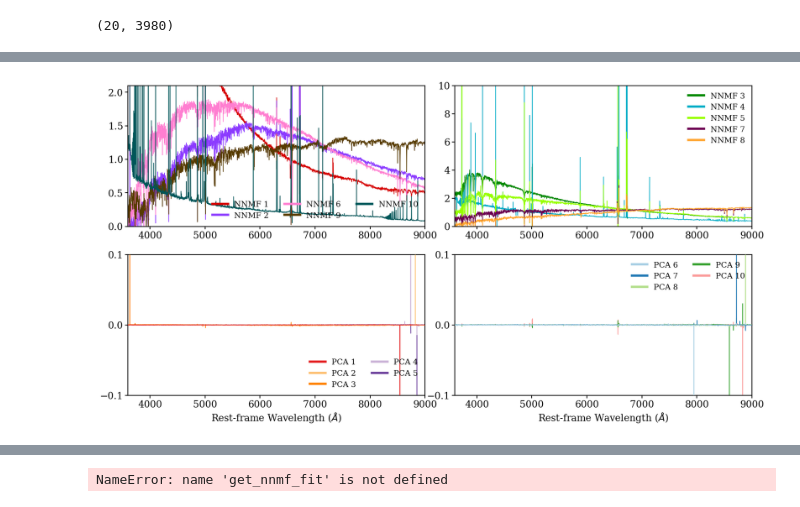
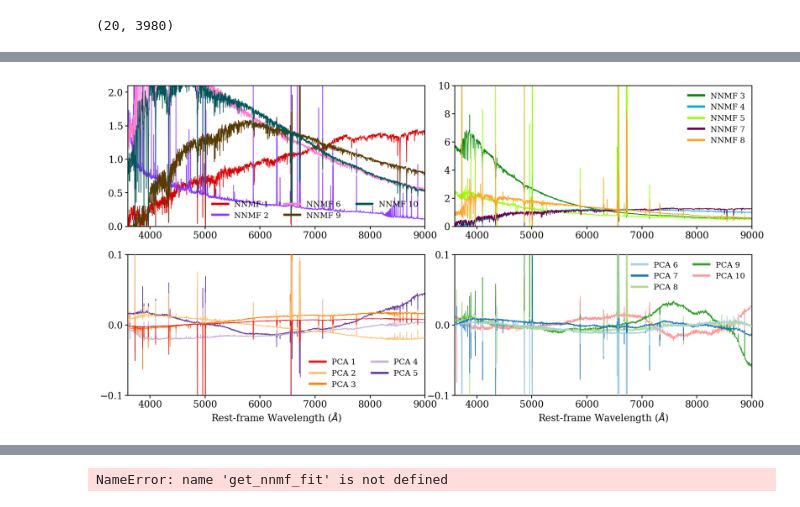
Before and after one commit to virajvman/desi_dwarfs, a Jupyter notebook: notebooks/catalog_paper/spectra_nnmf_explore.ipynb, the cells around one changed output, grey strips where cells are left out. Drawn from its saved outputs; the diff is of its cells as text; code cells hidden in the pictures.

```diff
--- a/notebooks/catalog_paper/spectra_nnmf_explore.ipynb
+++ b/notebooks/catalog_paper/spectra_nnmf_explore.ipynb
@@ -39,22 +39,26 @@ data_cat = Table.read(filename, hdu="MAIN")
 # %%
 h5_path = "/pscratch/sd/v/virajvm/catalog_dr1_dwarfs/iron_spectra/spectra_files/desi_dr1_dwarf_catalog_nnmf_pca.h5"
 with h5py.File(h5_path, "r") as f:
-    pca_coeffs = f["PCA_COEFFS"][:]       # shape (N, 20)
-    nnmf_coeffs = f["NNMF_COEFFS"][:]     # shape (N, 10)
-    tgids = f["TARGETID"][:]
-    norm_facs = f["NORM_FACTOR"][:]
-    flux_norm = f["FLUX_NORM"][:]
+    # pca_coeffs = f["PCA_COEFFS"][:]       # shape (N, 20)
+    # nnmf_coeffs = f["NNMF_COEFFS"][:]     # shape (N, 10)
+    # tgids = f["TARGETID"][:]
+    # norm_facs = f["NORM_FACTOR"][:]
+    # flux_norm = f["FLUX_NORM"][:]
     wave_rest = f["WAVE_REST"][:]
-    nnmf_rnorm = f["NNMF_RNORM"][:]
+    # nnmf_rnorm = f["NNMF_RNORM"][:]
 # %%
 ## load the nnmf templates !
-nnmf_temps = np.load("/pscratch/sd/v/virajvm/catalog_dr1_dwarfs/iron_spectra/nnmf_templates/templates_dwarfs_v2.npy")
-print(nnmf_temps.shape)
+nnmf_temps_NEW = np.load("/pscratch/sd/v/virajvm/catalog_dr1_dwarfs/iron_spectra/nnmf_templates/templates_dwarfs_NEW.npy")
+nnmf_temps_OG = np.load("/pscratch/sd/v/virajvm/catalog_dr1_dwarfs/iron_spectra/nnmf_templates/templates_dwarfs_OG.npy")
+
+print(nnmf_temps_NEW.shape)
 # %% [output]
 (3980, 10)
 # %%
-pca_temps = np.load("/pscratch/sd/v/virajvm/catalog_dr1_dwarfs/iron_spectra/spectra_files/pca_components.npy")
-print(pca_temps.shape)
+pca_temps_NEW = np.load("/pscratch/sd/v/virajvm/catalog_dr1_dwarfs/iron_spectra/spectra_files/pca_components_NEW.npy")
+pca_temps_OG = np.load("/pscratch/sd/v/virajvm/catalog_dr1_dwarfs/iron_spectra/spectra_files/pca_components_OG.npy")
+
+print(pca_temps_NEW.shape)
 # %% [output]
 (20, 3980)
 # %%
@@ -67,11 +67,11 @@ flux_norm.shape
 ## COULD THIS BE IN HOW I AM DOING THE RE-SAMPLING OF THE SPECTRA OF THE INVERSE VARIANCE??
 ## LET ME TEST THAT TOMORROW!!
 # %%
-spec_num=100151
-fig,ax = plt.subplots(2,1,figsize = (15,6),sharex=True)
-ax[0].plot(wave_rest, flux_norm[:,spec_num])
-ax[1].plot(wave_rest, all_norm_resis[spec_num])
+# spec_num=100151
+# fig,ax = plt.subplots(2,1,figsize = (15,6),sharex=True)
+# ax[0].plot(wave_rest, flux_norm[:,spec_num])
+# ax[1].plot(wave_rest, all_norm_resis[spec_num])
 
-for axi in ax:
-    axi.set_xlim([3600,9000])
-plt.show()
+# for axi in ax:
+#     axi.set_xlim([3600,9000])
+# plt.show()
@@ -184,6 +182,6 @@ def plot_nnmf_templates(wave_rest, nnmf_temps, pca_temps, palette, palette_pca):
 
     return
 # %%
-plot_nnmf_templates(wave_rest, nnmf_temps, pca_temps, palette_2, palette_3 )
+plot_nnmf_templates(wave_rest, nnmf_temps_NEW, pca_temps_NEW, palette_2, palette_3 )
 # %% [output]
-[figure, old version]
+[figure, new version]
```
Also changed, not shown: parts of 10 cells of this notebook, 2 other files.
